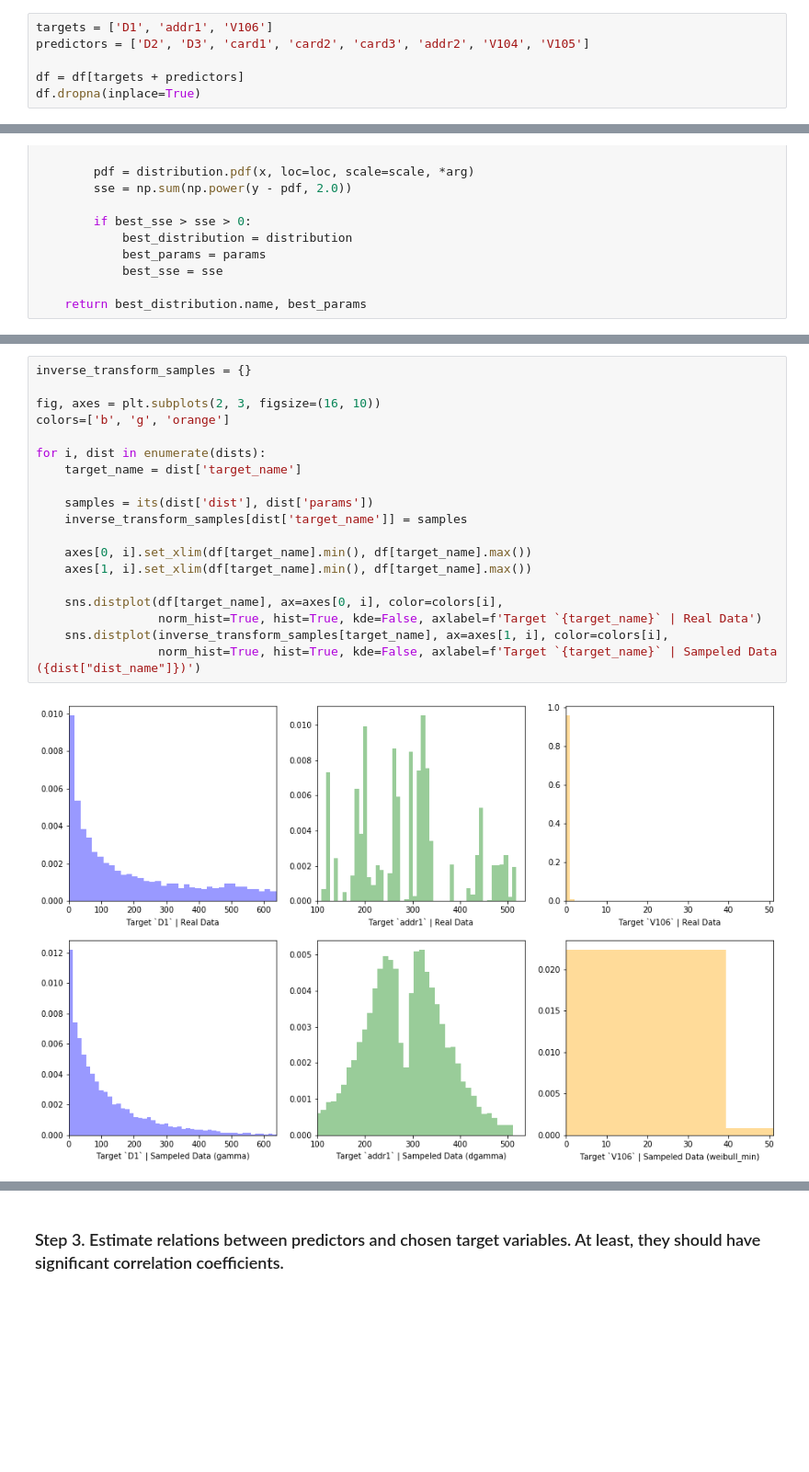
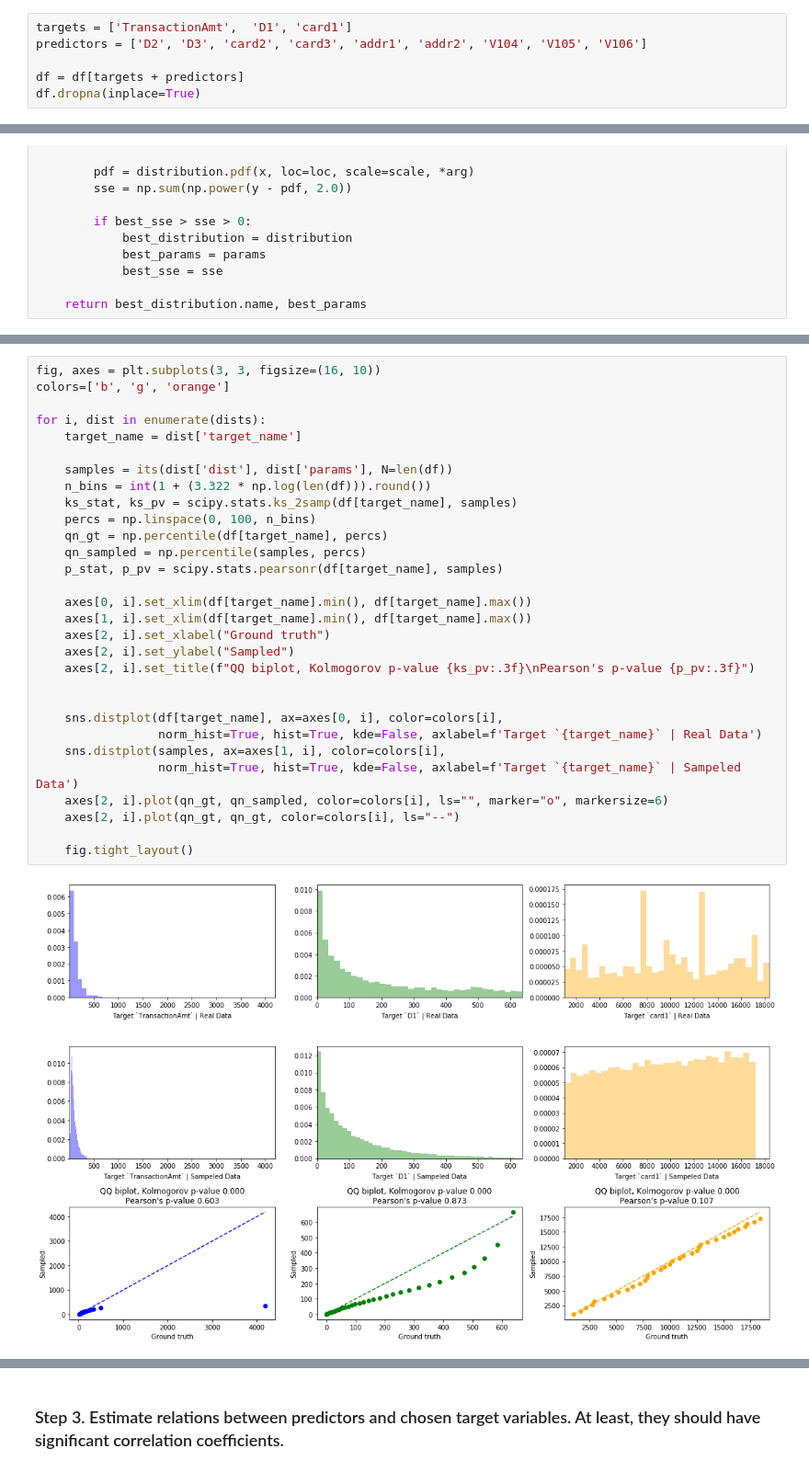
Before and after one commit to glcanvas/data-analysis, a Jupyter notebook: task3.ipynb, the cells around one changed output, grey strips where cells are left out. Shown at 92% size. Saved outputs shown, nothing was run; the diff lists cells and outputs as text; blank space fills up the shorter version.

```diff
--- a/task3.ipynb
+++ b/task3.ipynb
@@ -25,8 +40,8 @@ df.head()
 # %% [markdown]
 ### Step 1. Choose variables for sampling from your dataset (overall – about 10 variables, 3-4 – target variables, the rest - predictors).
 # %%
-targets = ['D1', 'addr1', 'V106']
-predictors = ['D2', 'D3', 'card1', 'card2', 'card3', 'addr2', 'V104', 'V105']
+targets = ['TransactionAmt',  'D1', 'card1']
+predictors = ['D2', 'D3', 'card2', 'card3', 'addr1', 'addr2', 'V104', 'V105', 'V106']
 
 df = df[targets + predictors]
 df.dropna(inplace=True)
@@ -126,23 +135,34 @@ def its(dist, params, N=10000):
     samples = inverse_cdf(uniform_samples)
     return samples
 # %%
-inverse_transform_samples = {}
-
-fig, axes = plt.subplots(2, 3, figsize=(16, 10))
+fig, axes = plt.subplots(3, 3, figsize=(16, 10))
 colors=['b', 'g', 'orange']
 
 for i, dist in enumerate(dists):
     target_name = dist['target_name']
 
-    samples = its(dist['dist'], dist['params'])
-    inverse_transform_samples[dist['target_name']] = samples
+    samples = its(dist['dist'], dist['params'], N=len(df))
+    n_bins = int(1 + (3.322 * np.log(len(df))).round())
+    ks_stat, ks_pv = scipy.stats.ks_2samp(df[target_name], samples)
+    percs = np.linspace(0, 100, n_bins)
+    qn_gt = np.percentile(df[target_name], percs)
+    qn_sampled = np.percentile(samples, percs)
+    p_stat, p_pv = scipy.stats.pearsonr(df[target_name], samples)
 
     axes[0, i].set_xlim(df[target_name].min(), df[target_name].max())
     axes[1, i].set_xlim(df[target_name].min(), df[target_name].max())
+    axes[2, i].set_xlabel("Ground truth")
+    axes[2, i].set_ylabel("Sampled")
+    axes[2, i].set_title(f"QQ biplot, Kolmogorov p-value {ks_pv:.3f}\nPearson's p-value {p_pv:.3f}")
+
 
     sns.distplot(df[target_name], ax=axes[0, i], color=colors[i],
                  norm_hist=True, hist=True, kde=False, axlabel=f'Target `{target_name}` | Real Data')
-    sns.distplot(inverse_transform_samples[target_name], ax=axes[1, i], color=colors[i],
-                 norm_hist=True, hist=True, kde=False, axlabel=f'Target `{target_name}` | Sampeled Data ({dist["dist_name"]})')
+    sns.distplot(samples, ax=axes[1, i], color=colors[i],
+                 norm_hist=True, hist=True, kde=False, axlabel=f'Target `{target_name}` | Sampeled Data')
+    axes[2, i].plot(qn_gt, qn_sampled, color=colors[i], ls="", marker="o", markersize=6)
+    axes[2, i].plot(qn_gt, qn_gt, color=colors[i], ls="--")
+
+    fig.tight_layout()
 # %% [output]
-[figure, old version]
+[figure, new version]
```
Also changed, not shown: parts of 40 cells of this notebook.
